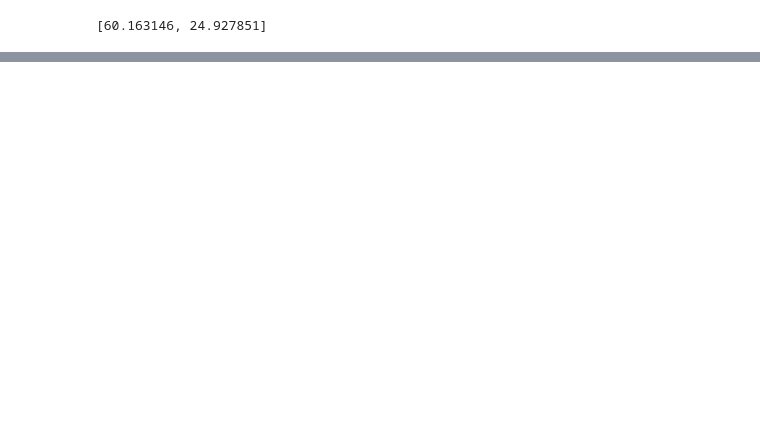
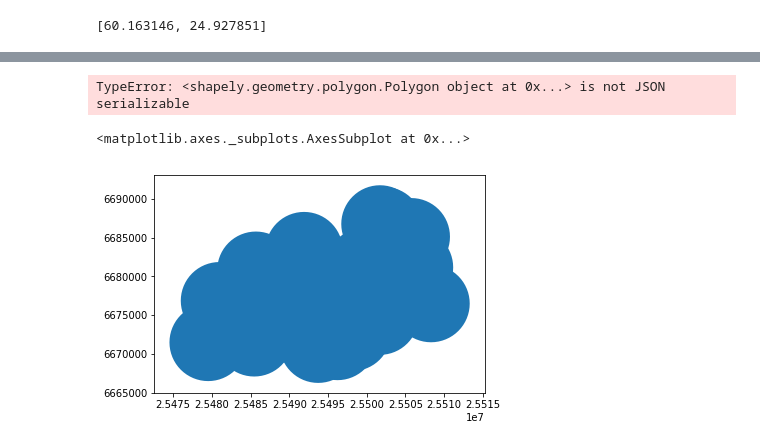
Before and after one commit to AdBinay/NepaleseResturantHelsinkiRegion, a Jupyter notebook: notebooks/FinalAssignment/FinalAssignmentAutoGIS.ipynb, the cells around one changed output, grey strips where cells are left out. Saved outputs shown, nothing was run; the diff lists cells and outputs as text; code cells hidden in the pictures; blank space fills up the shorter version.

```diff
--- a/notebooks/FinalAssignment/FinalAssignmentAutoGIS.ipynb
+++ b/notebooks/FinalAssignment/FinalAssignmentAutoGIS.ipynb
@@ -137,3 +136,9 @@ map2
 # %%
 outfp = "Data/NepaleseResturantInHelsinkiRegionsCluster.html"
 map2.save(outfp)
+# %%
+geodata['buffer'] = 'None'
+# %%
+print(geodata.crs)
+geodata = geodata.to_crs(epsg=3879)
+print(geodata.crs)
@@ -139,0 +148,2 @@ map2.save(outfp)
+# %%
+geodata['buffer'] = geodata.geometry.buffer(5000)
@@ -139,0 +170,4 @@ map2.save(outfp)
+# %%
+geodata1 = geodata
+
+geodata1['geometry'] = geodata1['buffer']
@@ -139,0 +193,14 @@ map2.save(outfp)
+# %%
+import folium
+m = folium.Map([60.2, 24.9], zoom_start=5, tiles='cartodbpositron')
+folium.GeoJson(geodata1).add_to(m)
+#folium.LatLngPopup().add_to(m)
+m
+# %% [output]
+TypeError: <shapely.geometry.polygon.Polygon object at 0x...> is not JSON serializable
+# %%
+%matplotlib inline
+geodata1.plot()
+# %% [output]
+<matplotlib.axes._subplots.AxesSubplot at 0x...>
+[figure, added]
```
Also changed, not shown: parts of 5 cells of this notebook.
